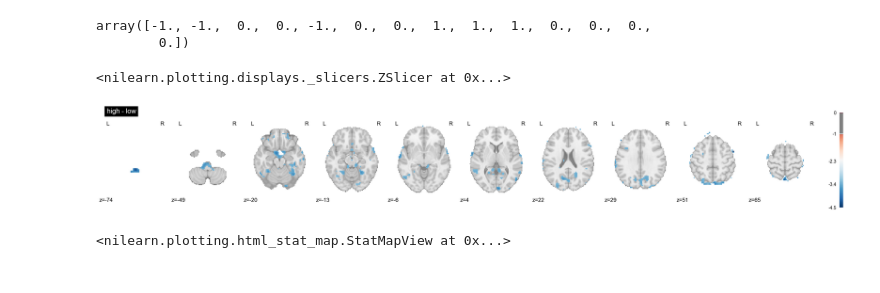
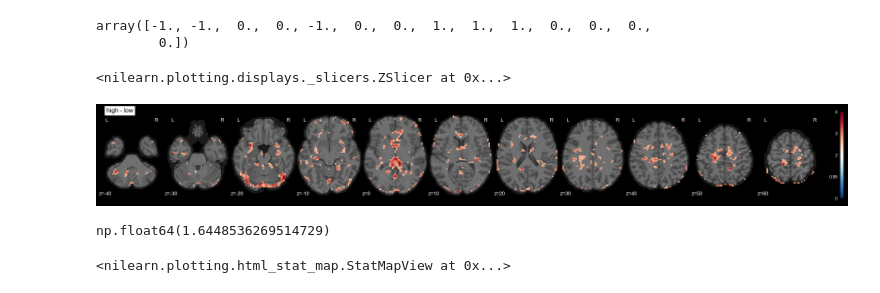
Before and after one commit to mducat/scz_familiarity_fMRI_ML, a Jupyter notebook: mri_single_subject.ipynb, the cells around one changed output. Saved outputs shown, nothing was run; the diff lists cells and outputs as text; code cells hidden in the pictures.

```diff
--- a/mri_single_subject.ipynb
+++ b/mri_single_subject.ipynb
@@ -56,7 +74,7 @@ from nilearn.image import concat_imgs
 
 images = concat_imgs(images)
 # %%
-times = np.concatenate(times)
+times = np.concatenate(times) / 1000
 labels = np.concatenate(labels)
 # %%
 times.shape
@@ -96,9 +104,8 @@ repetition_time = dataset[0]._t_r
 fmri_glm = FirstLevelModel(t_r=repetition_time,
           drift_model='polynomial',
           drift_order=3,
-          signal_scaling=False,
+          hrf_model='spm',
           mask_img=dataset[0].brain_mask,
-          standardize=False,
           smoothing_fwhm=6,
           n_jobs=-1)
 # %%
@@ -117,8 +153,9 @@ contrasts = {
 # %%
 from stats import *
 # %%
-cur_mean, cur_std = compute_morph_scores(dataset[0].labels)
-# todo: should fit on whole dataset
+all_labels = pd.concat([ds.labels for ds in dataset], ignore_index=True)
+
+cur_mean, cur_std = compute_morph_scores(all_labels)
 
 _, fitted_curve = fit_sigmoid(cur_mean)
 # %%
@@ -158,23 +195,28 @@ glm_contrast_val
 array([-1., -1.,  0.,  0., -1.,  0.,  0.,  1.,  1.,  1.,  0.,  0.,  0.,
         0.])
 # %%
-z_score = fmri_glm.compute_contrast(glm_contrast_val, output_type="z_score")
+z_score = fmri_glm.compute_contrast(glm_contrast_val, stat_type='t')
 # %%
 from nilearn.glm import threshold_stats_img
 from nilearn.plotting import plot_stat_map
 # %%
-clean_z, threshold = threshold_stats_img(z_score, alpha=0.001, height_control="fpr")
+clean_z, threshold = threshold_stats_img(z_score, alpha=0.01, height_control="fpr")
 
 plot_stat_map(
     clean_z,
     display_mode="z",
-    threshold=1,
     title="high - low",
-    cut_coords=10,
+    cut_coords=np.arange(-40, 70, 10),
+    bg_img=dataset[0].background,
+    black_bg=True,
 )
 # %% [output]
 <nilearn.plotting.displays._slicers.ZSlicer at 0x...>
-[figure, old version]
+[figure, new version]
+# %%
+threshold
+# %% [output]
+np.float64(1.6448536269514729)
 # %%
 from nilearn import plotting
 # %%
```
Also changed, not shown: parts of 18 cells of this notebook, 4 other files.
